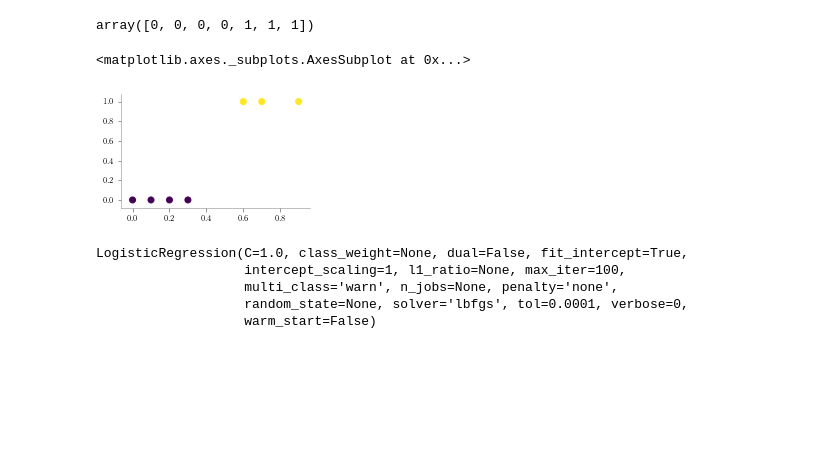
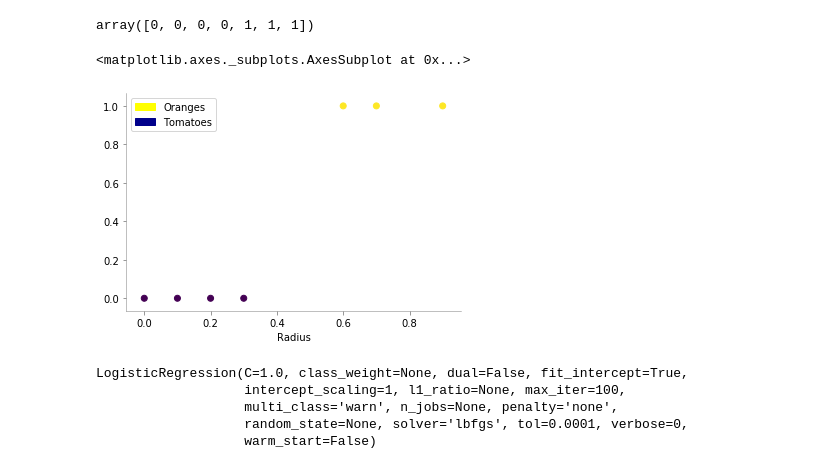
Before and after one commit to nipunbatra/ml-teaching, a Jupyter notebook: notebooks/logistic-apple-oranges.ipynb, the cells around one changed output. Drawn from its saved outputs; the diff is of its cells as text; code cells hidden in the pictures; blank space fills up the shorter version.

```diff
--- a/notebooks/logistic-apple-oranges.ipynb
+++ b/notebooks/logistic-apple-oranges.ipynb
@@ -12,13 +13,18 @@ y = (x>0.4).astype('int')
 y
 # %% [output]
 array([0, 0, 0, 0, 1, 1, 1])
-# %%
-latexify()
-plt.scatter(x, y, c=y)
-format_axes(plt.gca())
-# %% [output]
-<matplotlib.axes._subplots.AxesSubplot at 0x...>
-[figure, removed]
+# %%
+#latexify()
+plt.scatter(x, y, c=y)
+yellow_patch = mpatches.Patch(color='yellow', label='Oranges')
+blue_patch = mpatches.Patch(color='darkblue', label='Tomatoes')
+plt.legend(handles=[yellow_patch, blue_patch])
+
+plt.xlabel('Radius')
+format_axes(plt.gca())
+# %% [output]
+<matplotlib.axes._subplots.AxesSubplot at 0x...>
+[figure, added]
 # %%
 from sklearn.linear_model import LogisticRegression
 # %%
```
Also changed, not shown: parts of 3 cells of this notebook, 3 other files.
